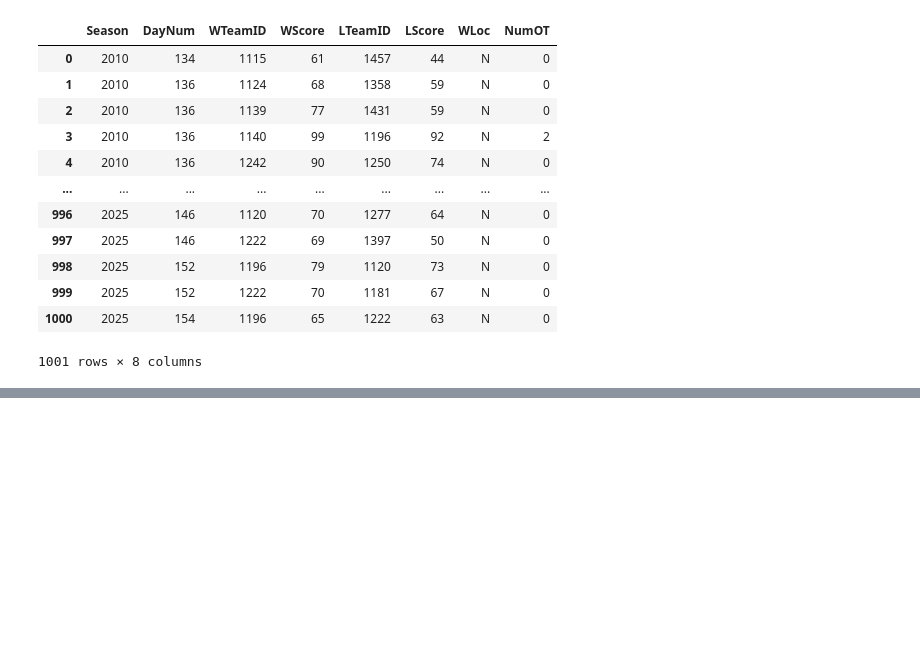
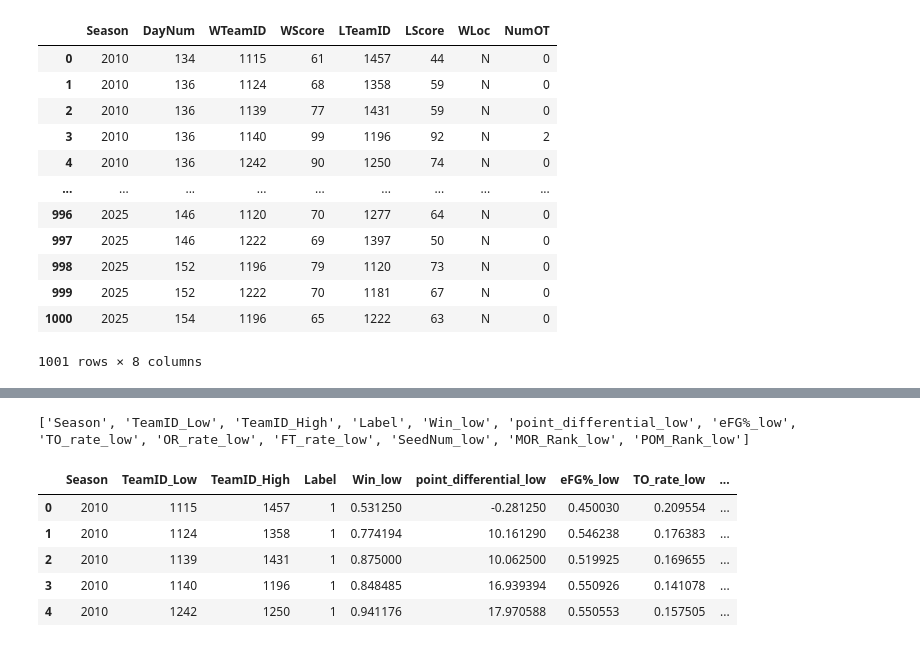
Before and after one commit to ujjwalbasnyat/march-matchup-inference-pipeline, a Jupyter notebook: data_science/notebook.ipynb, the cells around one changed output, grey strips where cells are left out. Drawn from its saved outputs; the diff is of its cells as text; code cells hidden in the pictures; blank space fills up the shorter version.

```diff
--- a/data_science/notebook.ipynb
+++ b/data_science/notebook.ipynb
@@ -477,0 +508,25 @@ ValueError: The truth value of a Series is ambiguous. Use a.empty, a.bool(), a.i
+# %%
+matchups = matchups.drop(columns={'TeamID'})
+matchups = matchups.rename(columns={
+    'Win' : 'Win_low',
+    'point_differential': 'point_differential_low',
+    'eFG%': 'eFG%_low',
+    'TO_rate': 'TO_rate_low',
+    'OR_rate': 'OR_rate_low',
+    'FT_rate': 'FT_rate_low',
+    'SeedNum': 'SeedNum_low',
+    'MOR_Rank': 'MOR_Rank_low',
+    'POM_Rank': 'POM_Rank_low'
+})
+print(matchups.columns.tolist())
+# %% [output]
+['Season', 'TeamID_Low', 'TeamID_High', 'Label', 'Win_low', 'point_differential_low', 'eFG%_low', 'TO_rate_low', 'OR_rate_low', 'FT_rate_low', 'SeedNum_low', 'MOR_Rank_low', 'POM_Rank_low']
+# %%
+matchups.head()
+# %% [output]
+|  | Season | TeamID_Low | TeamID_High | Label | Win_low | point_differential_low | eFG%_low | TO_rate_low | ... |
+| 0 | 2010 | 1115 | 1457 | 1 | 0.531250 | -0.281250 | 0.450030 | 0.209554 | ... |
+| 1 | 2010 | 1124 | 1358 | 1 | 0.774194 | 10.161290 | 0.546238 | 0.176383 | ... |
+| 2 | 2010 | 1139 | 1431 | 1 | 0.875000 | 10.062500 | 0.519925 | 0.169655 | ... |
+| 3 | 2010 | 1140 | 1196 | 1 | 0.848485 | 16.939394 | 0.550926 | 0.141078 | ... |
+| 4 | 2010 | 1242 | 1250 | 1 | 0.941176 | 17.970588 | 0.550553 | 0.157505 | ... |
```
Also changed, not shown: parts of 11 cells of this notebook.
